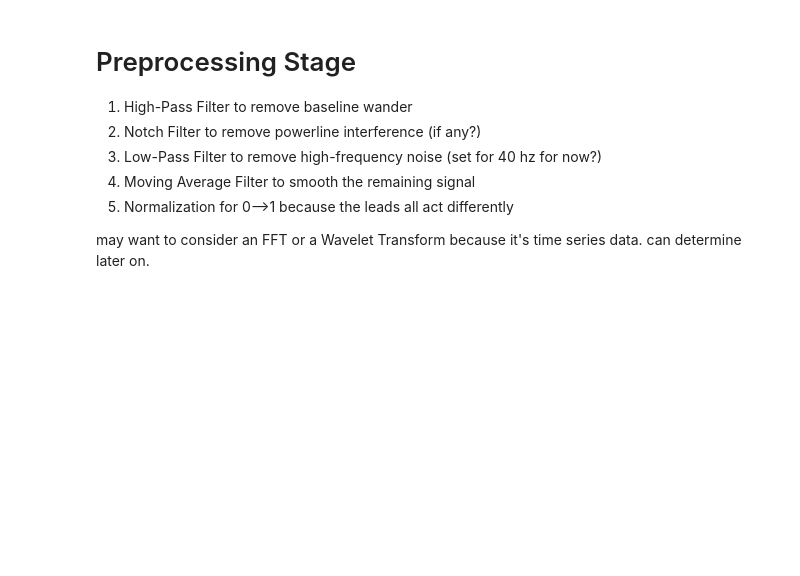
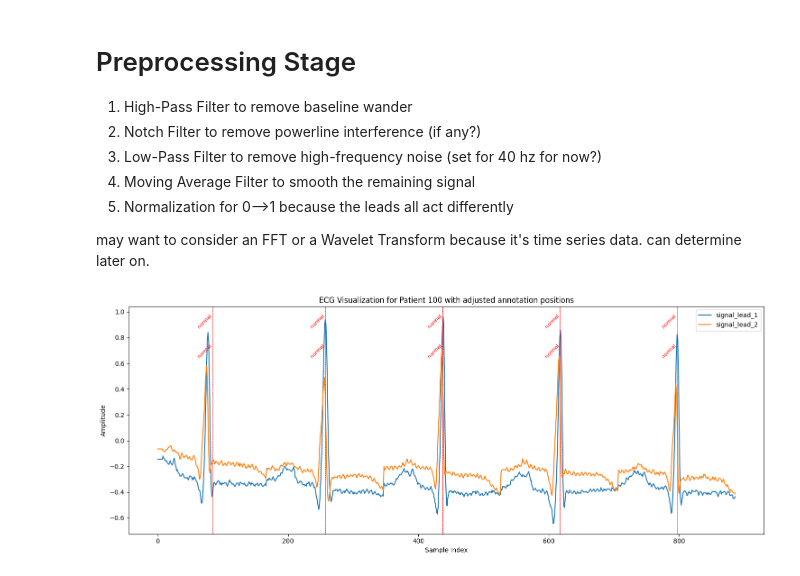
Before and after one commit to aolwyn/ECG-AFIB-AFLUT, a Jupyter notebook: main.ipynb, the cells around one changed output. Saved outputs shown, nothing was run; the diff lists cells and outputs as text; code cells hidden in the pictures; blank space fills up the shorter version.

```diff
--- a/main.ipynb
+++ b/main.ipynb
@@ -91,6 +119,8 @@ missing_values_report = preprocess.check_for_missing_values(patient_data)
 #     print(f"Patient ID {patient_id} not found in data.")
 # %%
 # Pre-Preprocessing visual check.
-visualize.visualize_ecg_with_annotationsV2(patient_data, patient_id='100', num_beats=5, fs=360)
+visualize.visualize_ecg_with_annotationsV2(patient_data, patient_id='100', num_beats=5, fs=250)
+# %% [output]
+[figure, added]
 # %%
 patient_data = preprocess.apply_filters_and_normalization(patient_data, fs=360)
```
Also changed, not shown: parts of 7 cells of this notebook, 2 other files.
